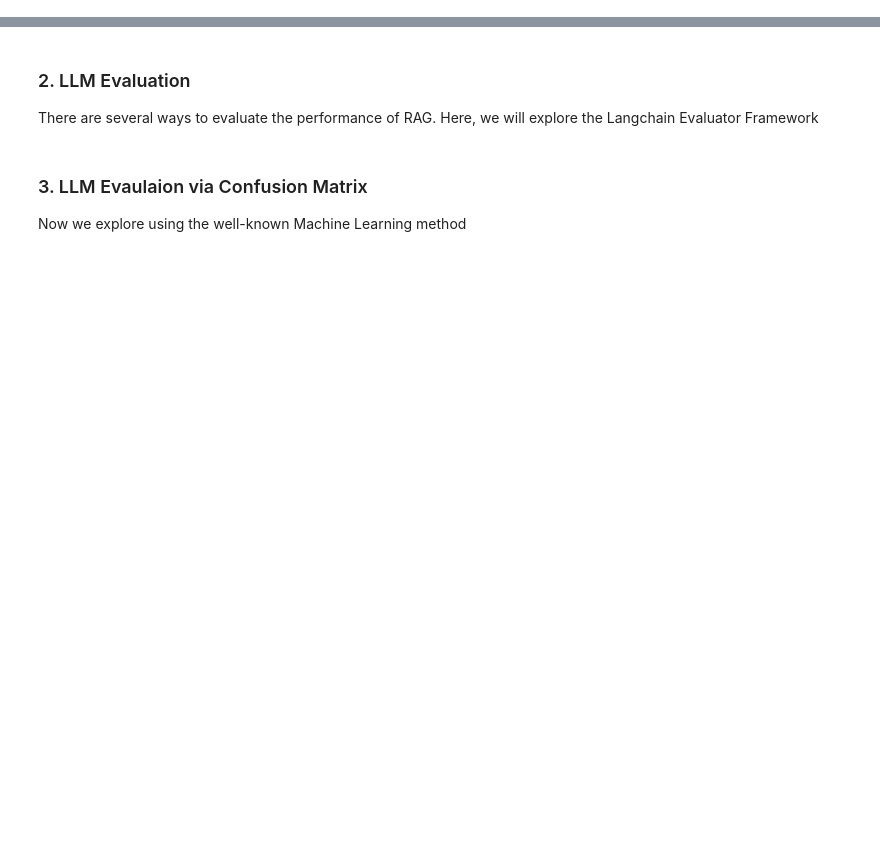
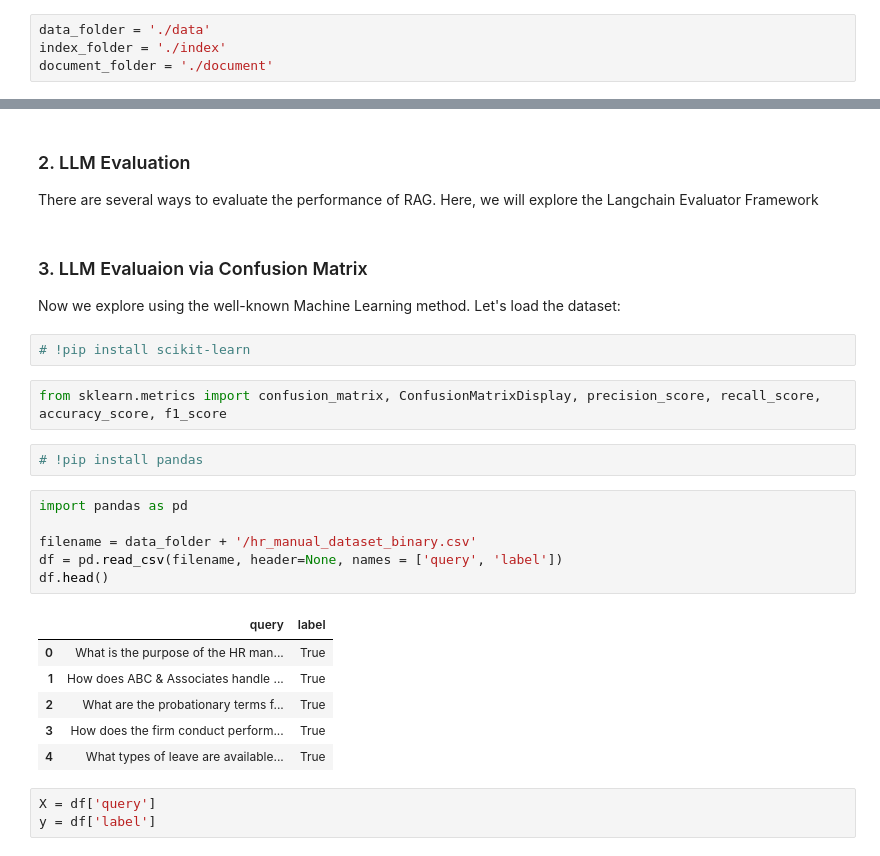
Before and after one commit to andygarcia830/aap_2024_webminar_rag_evaluation, a Jupyter notebook: RAG Evaluation Notebook.ipynb, the cells around one changed output, grey strips where cells are left out. Cells and saved outputs as stored; diff of their text form; blank space fills up the shorter version.

```diff
--- a/RAG Evaluation Notebook.ipynb
+++ b/RAG Evaluation Notebook.ipynb
@@ -15,4 +15,8 @@ import os
 # Check if OPENAI_API_KEY is visible to the notebook
 OPENAI_API_KEY = os.environ['OPENAI_API_KEY']
 print(f'API KEY={OPENAI_API_KEY}')
+# %%
+data_folder = './data'
+index_folder = './index'
+document_folder = './document'
 # %% [markdown]
@@ -23,5 +173,27 @@ print(f'API KEY={OPENAI_API_KEY}')
 ### 2. LLM Evaluation
 There are several ways to evaluate the performance of RAG. Here, we will explore the Langchain Evaluator Framework
 # %% [markdown]
-### 3. LLM Evaulaion via Confusion Matrix
-Now we explore using the well-known Machine Learning method
+### 3. LLM Evaluaion via Confusion Matrix
+Now we explore using the well-known Machine Learning method. Let's load the dataset:
+# %%
+# !pip install scikit-learn
+# %%
+from sklearn.metrics import confusion_matrix, ConfusionMatrixDisplay, precision_score, recall_score, accuracy_score, f1_score
+# %%
+# !pip install pandas
+# %%
+import pandas as pd
+
+filename = data_folder + '/hr_manual_dataset_binary.csv'
+df = pd.read_csv(filename, header=None, names = ['query', 'label'])
+df.head()
+# %% [output]
+|  | query | label |
+| 0 | What is the purpose of the HR man... | True |
+| 1 | How does ABC & Associates handle ... | True |
+| 2 | What are the probationary terms f... | True |
+| 3 | How does the firm conduct perform... | True |
+| 4 | What types of leave are available... | True |
+# %%
+X = df['query']
+y = df['label']
```
Also changed, not shown: parts of 27 cells of this notebook.
